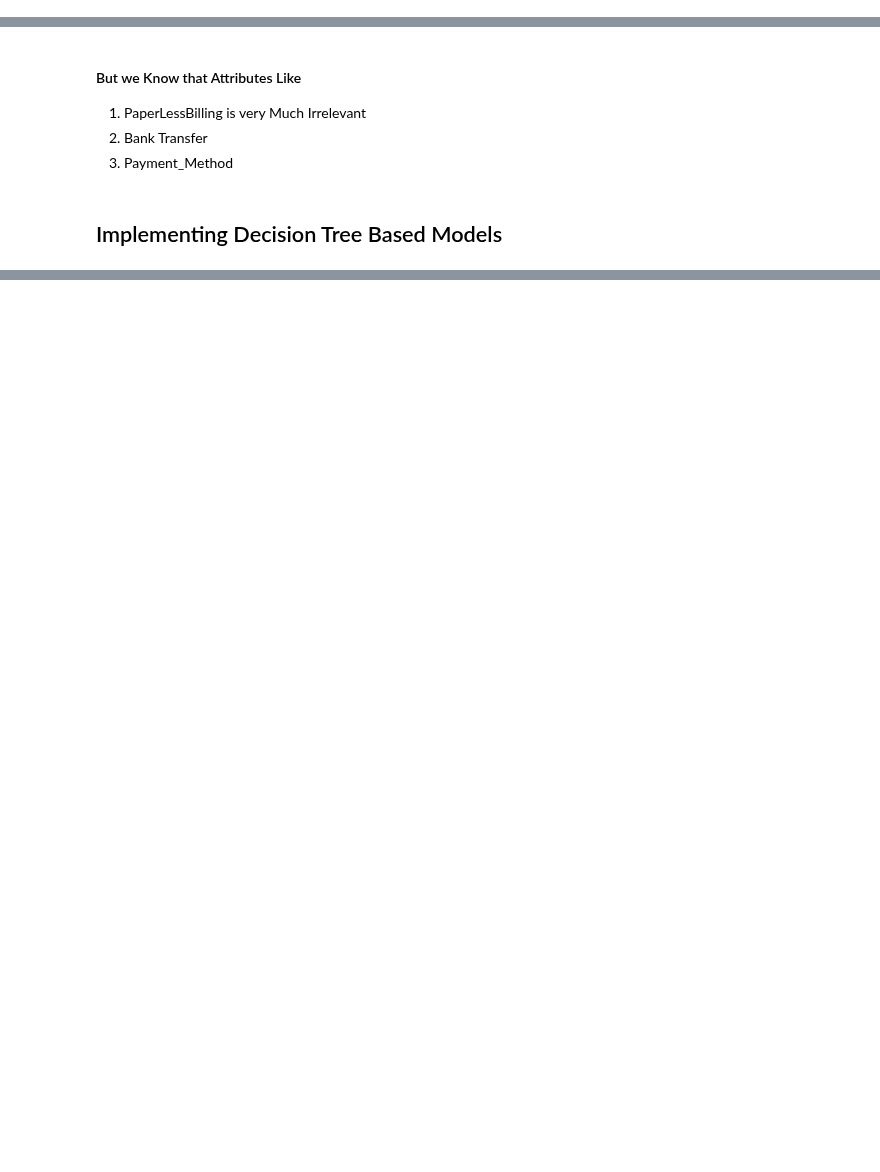
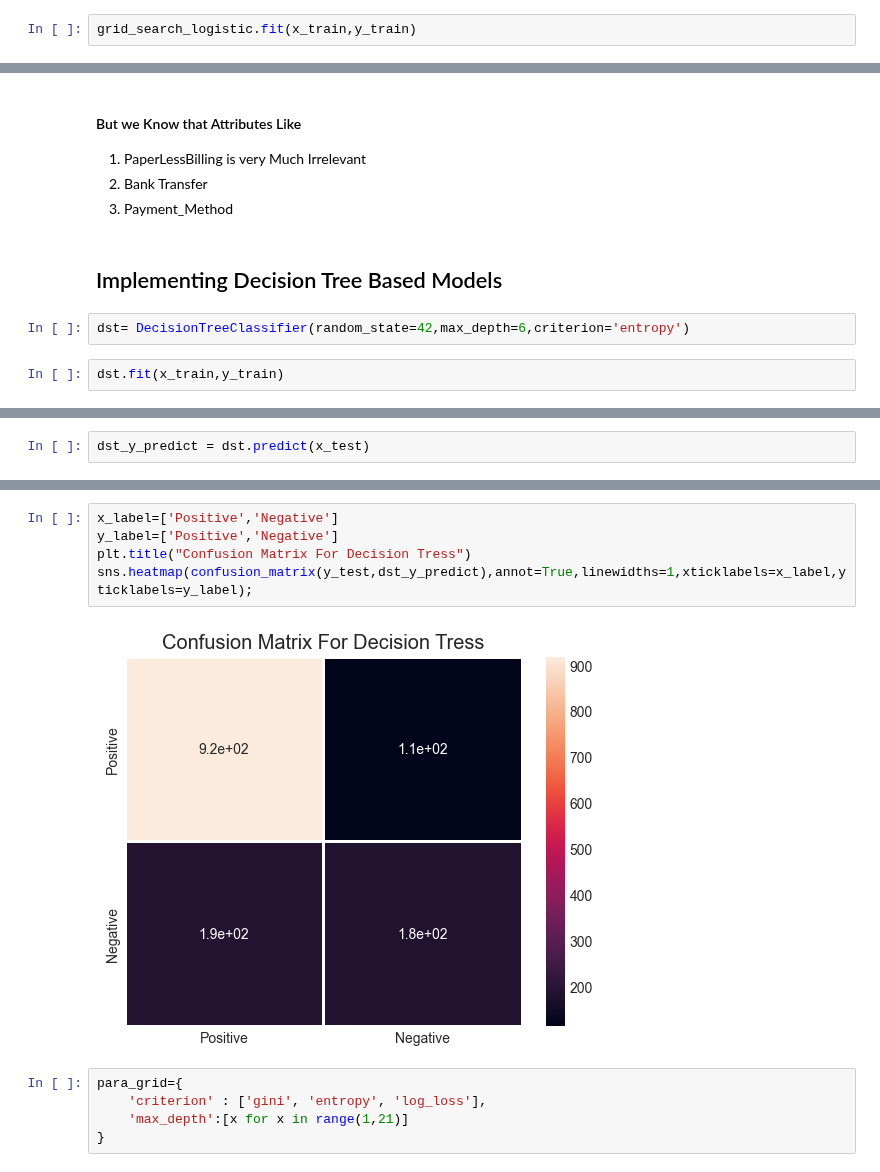
Before and after one commit to SianRods/Data-Science-ML, a Jupyter notebook: GDSC_ML_Task/notebook/model-fitting.ipynb, the cells around one changed output, grey strips where cells are left out. Cells and saved outputs as stored; diff of their text form; blank space fills up the shorter version.

```diff
--- a/GDSC_ML_Task/notebook/model-fitting.ipynb
+++ b/GDSC_ML_Task/notebook/model-fitting.ipynb
@@ -139,0 +242,2 @@ array([[937,  96],
+# %%
+grid_search_logistic.fit(x_train,y_train)
@@ -144,3 +310,7 @@ array([[937,  96],
 3. Payment_Method
 # %% [markdown]
 ## Implementing Decision Tree Based Models
+# %%
+dst= DecisionTreeClassifier(random_state=42,max_depth=6,criterion='entropy')
+# %%
+dst.fit(x_train,y_train)
@@ -146,0 +319,2 @@ array([[937,  96],
+# %%
+dst_y_predict = dst.predict(x_test)
@@ -146,0 +333,12 @@ array([[937,  96],
+# %%
+x_label=['Positive','Negative']
+y_label=['Positive','Negative']
+plt.title("Confusion Matrix For Decision Tress")
+sns.heatmap(confusion_matrix(y_test,dst_y_predict),annot=True,linewidths=1,xticklabels=x_label,yticklabels=y_label);
+# %% [output]
+[figure, added]
+# %%
+para_grid={
+    'criterion' : ['gini', 'entropy', 'log_loss'],
+    'max_depth':[x for x in range(1,21)]
+}
```
Also changed, not shown: parts of 56 cells of this notebook.
